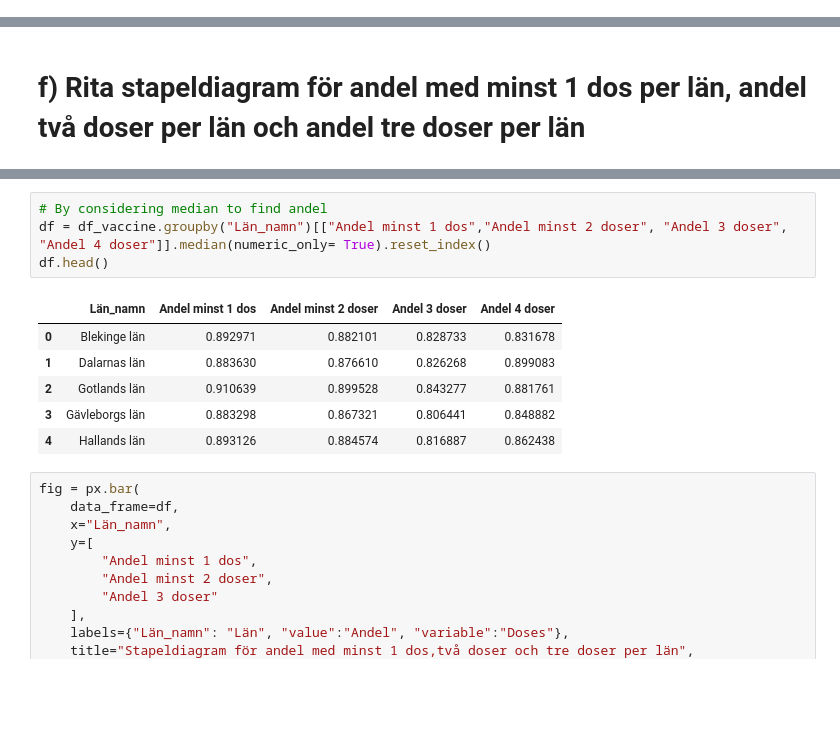
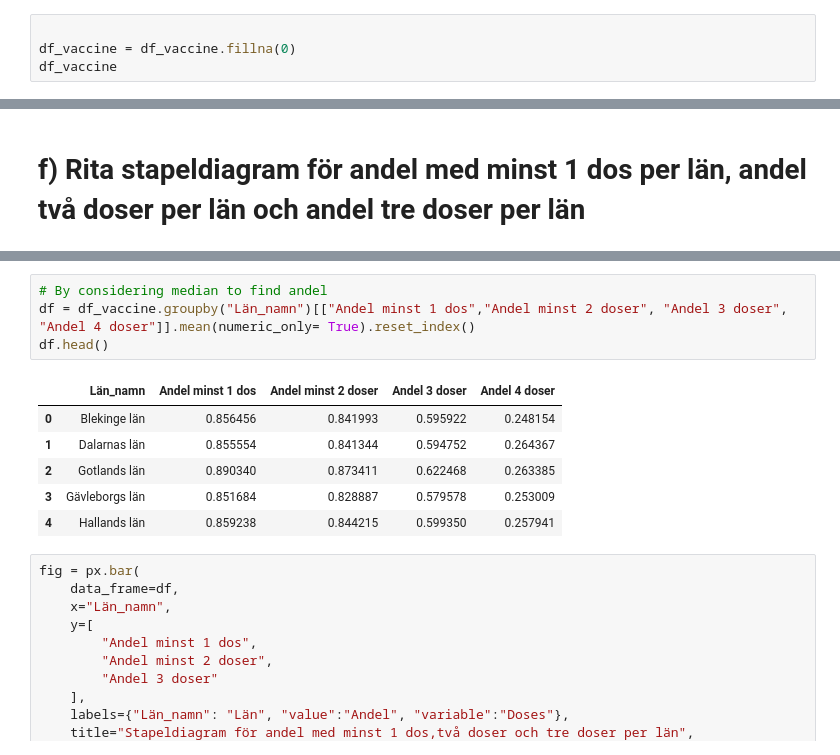
Before and after one commit to VineelaNedunuri/Databehandling-Vineela-Nedunuri, a Jupyter notebook: Labb/Uppgift2_vaccine.ipynb, the cells around one changed output, grey strips where cells are left out. Drawn from its saved outputs; the diff is of its cells as text; blank space fills up the shorter version.

```diff
--- a/Labb/Uppgift2_vaccine.ipynb
+++ b/Labb/Uppgift2_vaccine.ipynb
@@ -167,3 +167,7 @@ df_vaccine.groupby("Ålder")[["Befolkning"]].sum()
 | 90 eller äldre | 114141 |
 # %% [markdown]
 # e) Rita ett diagram som visar på åldersfördelningen av Sveriges befolkning.
+# %%
+
+df_vaccine = df_vaccine.fillna(0)
+df_vaccine
@@ -221,14 +242,14 @@ df_vaccine.head(2)
 # %%
 # By considering median to find andel
-df = df_vaccine.groupby("Län_namn")[["Andel minst 1 dos","Andel minst 2 doser", "Andel 3 doser", "Andel 4 doser"]].median(numeric_only= True).reset_index()
+df = df_vaccine.groupby("Län_namn")[["Andel minst 1 dos","Andel minst 2 doser", "Andel 3 doser", "Andel 4 doser"]].mean(numeric_only= True).reset_index()
 df.head()
 # %% [output]
 |  | Län_namn | Andel minst 1 dos | Andel minst 2 doser | Andel 3 doser | Andel 4 doser |
-| 0 | Blekinge län | 0.892971 | 0.882101 | 0.828733 | 0.831678 |
-| 1 | Dalarnas län | 0.883630 | 0.876610 | 0.826268 | 0.899083 |
-| 2 | Gotlands län | 0.910639 | 0.899528 | 0.843277 | 0.881761 |
-| 3 | Gävleborgs län | 0.883298 | 0.867321 | 0.806441 | 0.848882 |
-| 4 | Hallands län | 0.893126 | 0.884574 | 0.816887 | 0.862438 |
+| 0 | Blekinge län | 0.856456 | 0.841993 | 0.595922 | 0.248154 |
+| 1 | Dalarnas län | 0.855554 | 0.841344 | 0.594752 | 0.264367 |
+| 2 | Gotlands län | 0.890340 | 0.873411 | 0.622468 | 0.263385 |
+| 3 | Gävleborgs län | 0.851684 | 0.828887 | 0.579578 | 0.253009 |
+| 4 | Hallands län | 0.859238 | 0.844215 | 0.599350 | 0.257941 |
 # %%
 fig = px.bar(
     data_frame=df,
```
Also changed, not shown: parts of 5 cells of this notebook.
